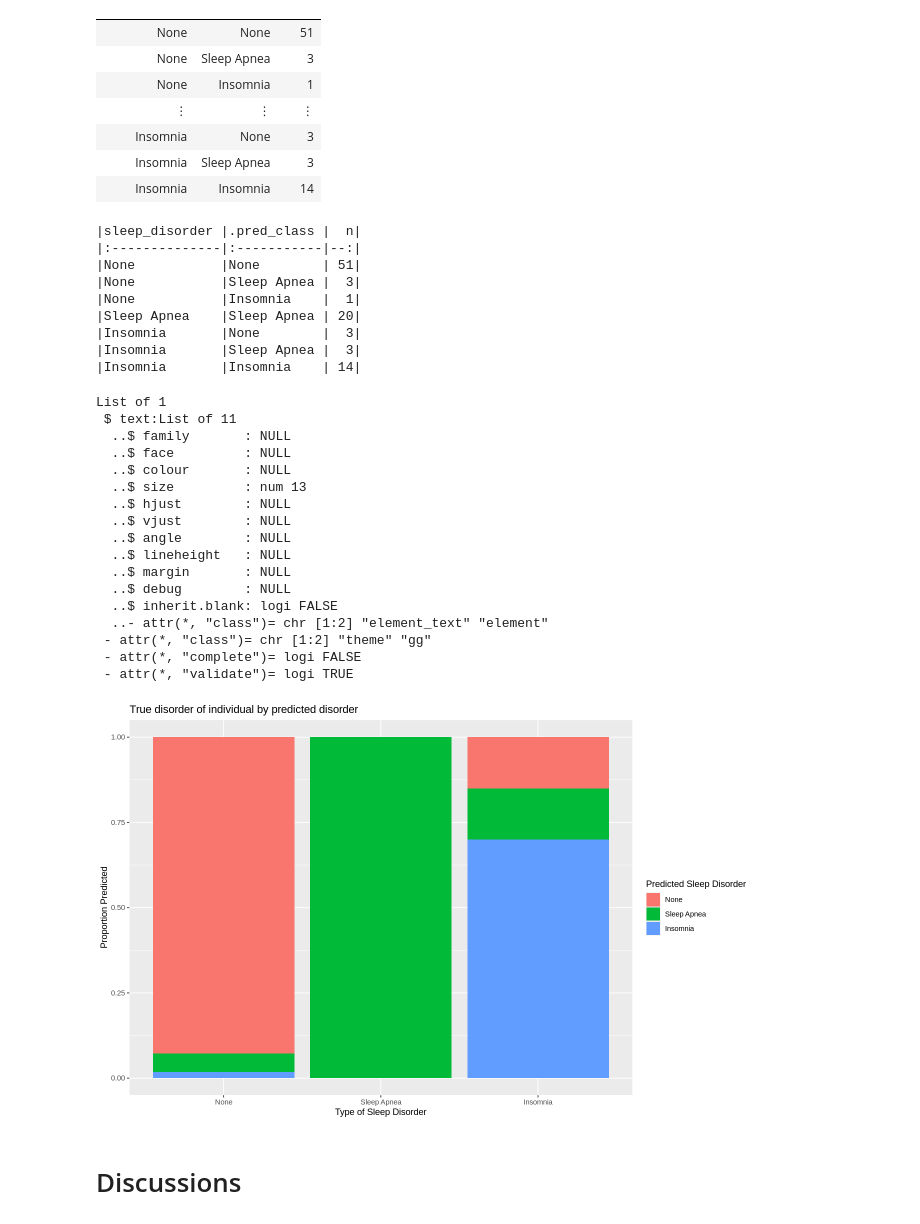
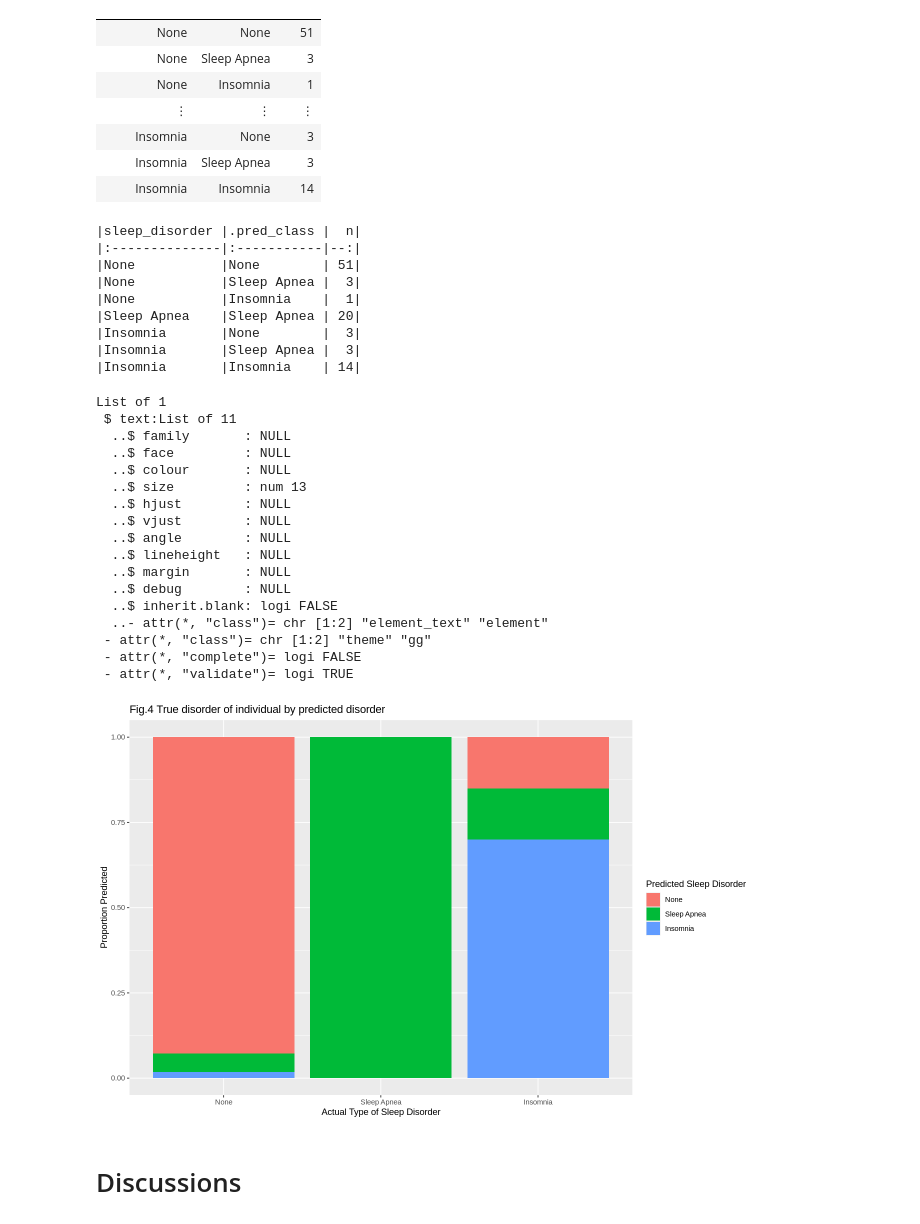
Before and after one commit to d-alex171/dsci-project, a Jupyter notebook: ProjectReport.ipynb, the cells around one changed output. Cells and saved outputs as stored; diff of their text form; code cells hidden in the pictures.

```diff
--- a/ProjectReport.ipynb
+++ b/ProjectReport.ipynb
@@ -61,7 +61,7 @@ A spec_tbl_df: 374 × 13
 | 374 | Female | 59 | Nurse | 8.1 | 9 | 75 | 3 | ... |
 # %%
 #Tidy the data.
-sleep_data <- sleep_data |>
+sleep_data <- sleep_data_untidy |>
     select(age, sleep_duration, physical_activity, blood_pressure, heart_rate, sleep_disorder) |>
     mutate(sleep_disorder = as_factor(sleep_disorder)) |>
     mutate(sleep_disorder = fct_recode(sleep_disorder, "Insomnia" = "2", "Sleep Apnea" = "1", "None" = "0")) |>
@@ -316,39 +311,39 @@ predictions_count_table
 options(repr.plot.width = 11)
 sleep_prediction_plot <- ggplot(predictions_count, aes( x = sleep_disorder, y = n, fill = .pred_class)) +
 geom_bar(stat = "identity", position = "fill") +
-labs( x = "Type of Sleep Disorder", y = "Proportion Predicted", fill = "Predicted Sleep Disorder") +
-ggtitle("True disorder of individual by predicted disorder")
+labs( x = "Actual Type of Sleep Disorder", y = "Proportion Predicted", fill = "Predicted Sleep Disorder") +
+ggtitle("Fig.4 True disorder of individual by predicted disorder")
 theme(text = element_text(size = 13))
 
 sleep_prediction_plot
 # %% [output]
 |sleep_disorder |.pred_class |  n|
 |:--------------|:-----------|--:|
 |None           |None        | 51|
 |None           |Sleep Apnea |  3|
 |None           |Insomnia    |  1|
 |Sleep Apnea    |Sleep Apnea | 20|
 |Insomnia       |None        |  3|
 |Insomnia       |Sleep Apnea |  3|
 |Insomnia       |Insomnia    | 14|
 List of 1
  $ text:List of 11
   ..$ family       : NULL
   ..$ face         : NULL
   ..$ colour       : NULL
   ..$ size         : num 13
   ..$ hjust        : NULL
   ..$ vjust        : NULL
   ..$ angle        : NULL
   ..$ lineheight   : NULL
   ..$ margin       : NULL
   ..$ debug        : NULL
   ..$ inherit.blank: logi FALSE
   ..- attr(*, "class")= chr [1:2] "element_text" "element"
  - attr(*, "class")= chr [1:2] "theme" "gg"
  - attr(*, "complete")= logi FALSE
  - attr(*, "validate")= logi TRUE
-[figure, old version]
+[figure, new version]
 # %% [markdown]
 # Discussions #
 # %% [markdown]
```
Also changed, not shown: parts of 7 cells of this notebook.
